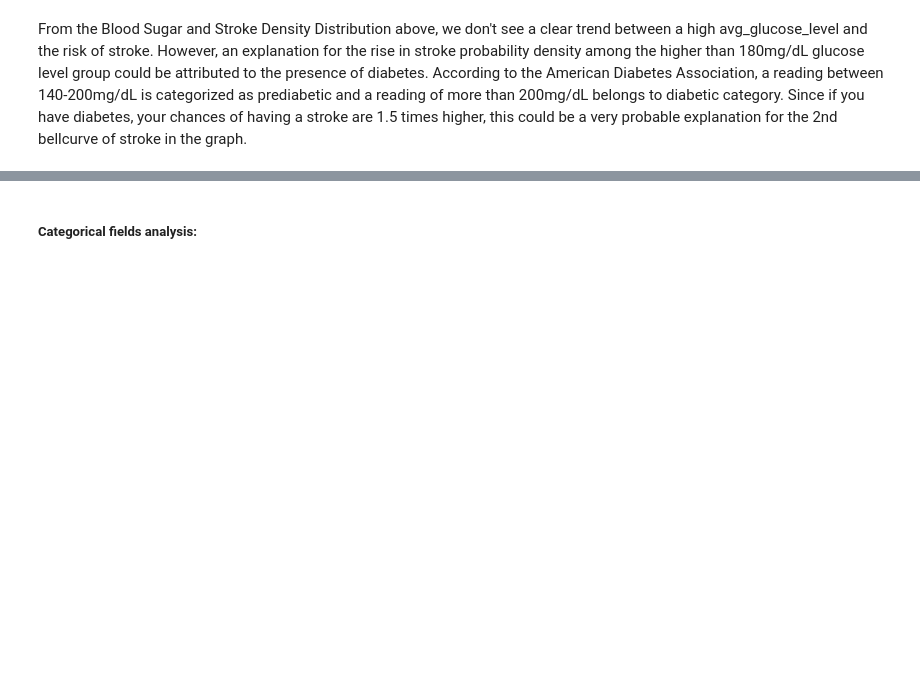
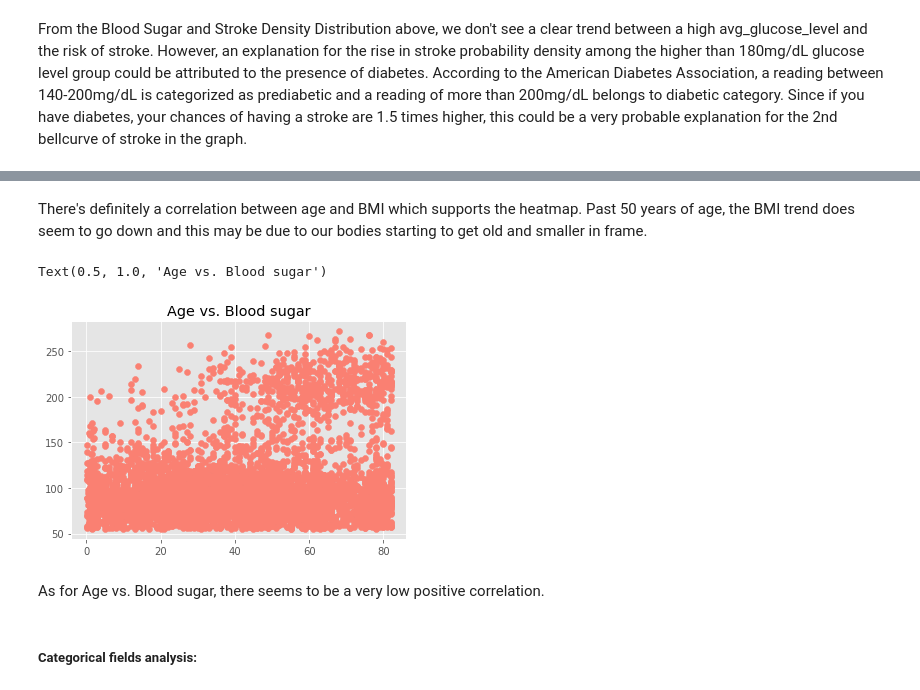
Before and after one commit to AugiBold/Stroke-Prediction-EDA-Python, a Jupyter notebook: Stroke Prediction EDA.ipynb, the cells around one changed output, grey strips where cells are left out. Cells and saved outputs as stored; diff of their text form; code cells hidden in the pictures; blank space fills up the shorter version.

```diff
--- a/Stroke Prediction EDA.ipynb
+++ b/Stroke Prediction EDA.ipynb
@@ -347,3 +353,13 @@ From the Blood Sugar and Stroke Density Distribution above, we don't see a clear
+# %% [markdown]
+There's definitely a correlation between age and BMI which supports the heatmap. Past 50 years of age, the BMI trend does seem to go down and this may be due to our bodies starting to get old and smaller in frame.
+# %%
+plt.scatter(df['age'], df['avg_glucose_level'], color='salmon')
+plt.title('Age vs. Blood sugar')
+# %% [output]
+Text(0.5, 1.0, 'Age vs. Blood sugar')
+[figure, added]
+# %% [markdown]
+As for Age vs. Blood sugar, there seems to be a very low positive correlation.
 # %% [markdown]
 ##### Categorical fields analysis:
 # %% [markdown]
```
Also changed, not shown: parts of 6 cells of this notebook.
